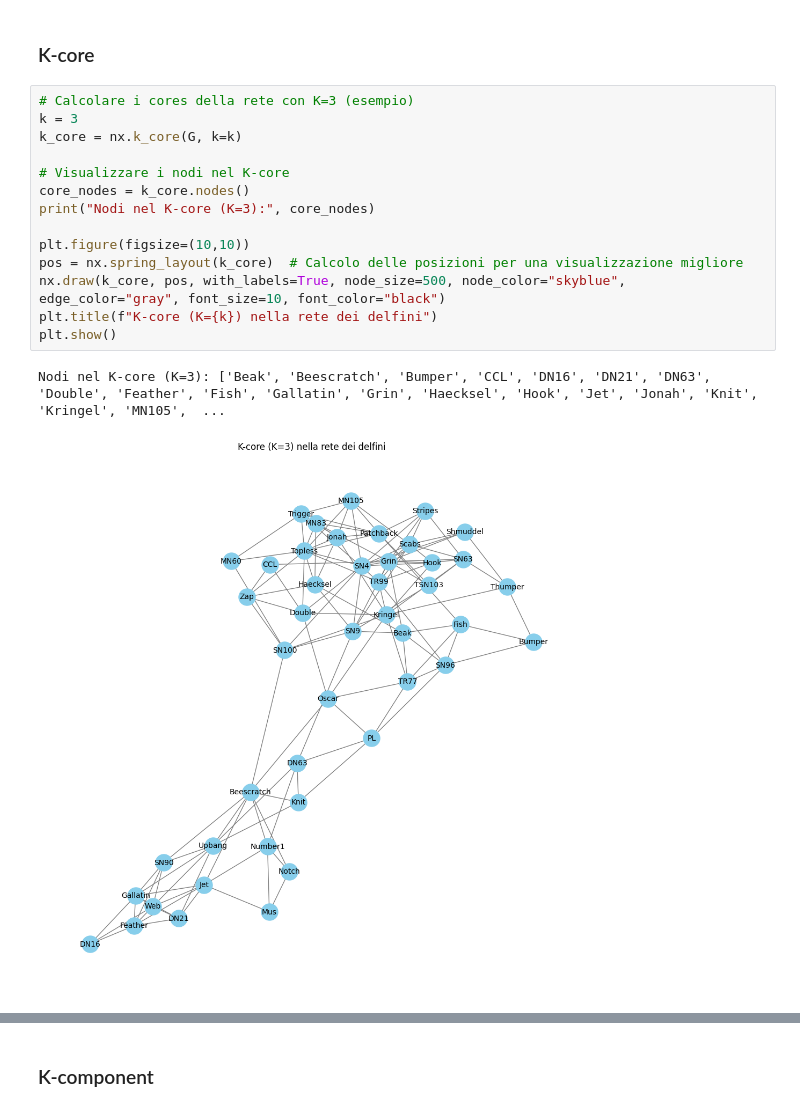
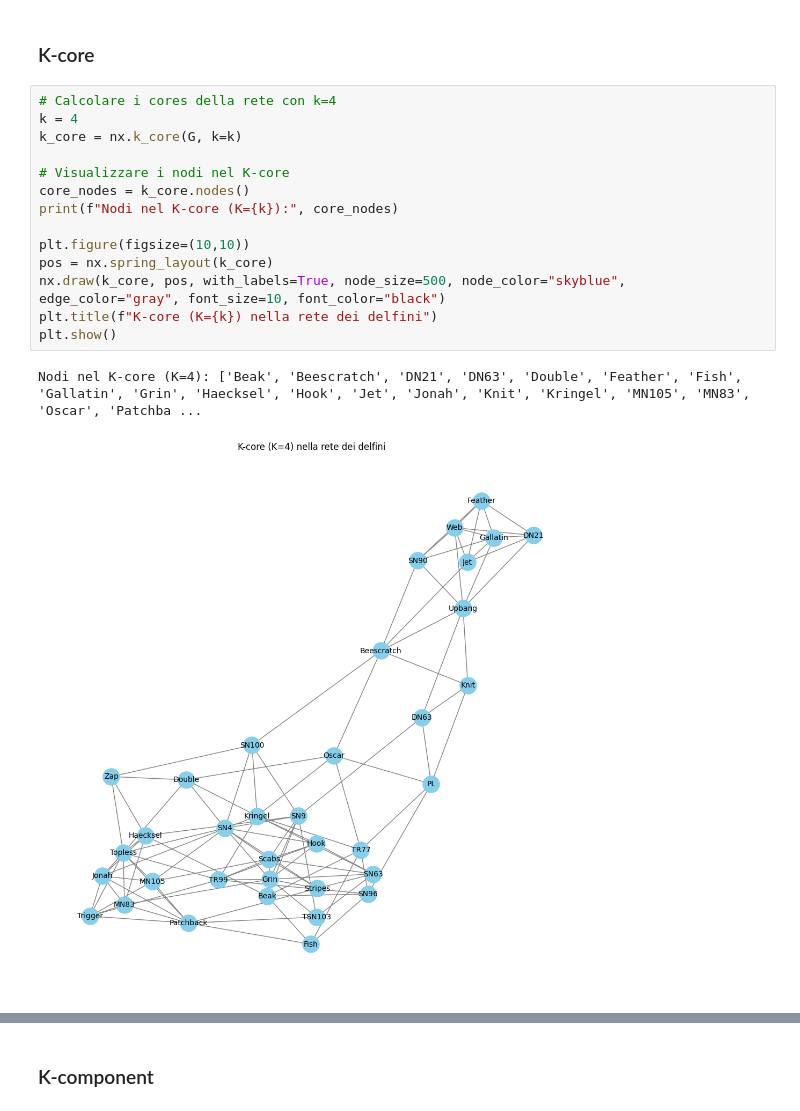
Before and after one commit to martinadaghia/Project_SNA, a Jupyter notebook: analysis.ipynb, the cells around one changed output, grey strips where cells are left out. Saved outputs shown, nothing was run; the diff lists cells and outputs as text.

```diff
--- a/analysis.ipynb
+++ b/analysis.ipynb
@@ -410,19 +371,19 @@ Le cliques più grandi indicano gruppi di delfini che hanno relazioni molto stre
 # %% [markdown]
 ### K-core
 # %%
-# Calcolare i cores della rete con K=3 (esempio)
-k = 3
+# Calcolare i cores della rete con k=4
+k = 4
 k_core = nx.k_core(G, k=k)
 
 # Visualizzare i nodi nel K-core
 core_nodes = k_core.nodes()
-print("Nodi nel K-core (K=3):", core_nodes)
+print(f"Nodi nel K-core (K={k}):", core_nodes)
 
 plt.figure(figsize=(10,10))
-pos = nx.spring_layout(k_core)  # Calcolo delle posizioni per una visualizzazione migliore
+pos = nx.spring_layout(k_core)
 nx.draw(k_core, pos, with_labels=True, node_size=500, node_color="skyblue", edge_color="gray", font_size=10, font_color="black")
 plt.title(f"K-core (K={k}) nella rete dei delfini")
 plt.show()
 # %% [output]
-Nodi nel K-core (K=3): ['Beak', 'Beescratch', 'Bumper', 'CCL', 'DN16', 'DN21', 'DN63', 'Double', 'Feather', 'Fish', 'Gallatin', 'Grin', 'Haecksel', 'Hook', 'Jet', 'Jonah', 'Knit', 'Kringel', 'MN105',  ...
+Nodi nel K-core (K=4): ['Beak', 'Beescratch', 'DN21', 'DN63', 'Double', 'Feather', 'Fish', 'Gallatin', 'Grin', 'Haecksel', 'Hook', 'Jet', 'Jonah', 'Knit', 'Kringel', 'MN105', 'MN83', 'Oscar', 'Patchba ...
-[figure, old version]
+[figure, new version]
```
Also changed, not shown: parts of 14 cells of this notebook, 1 other file.
